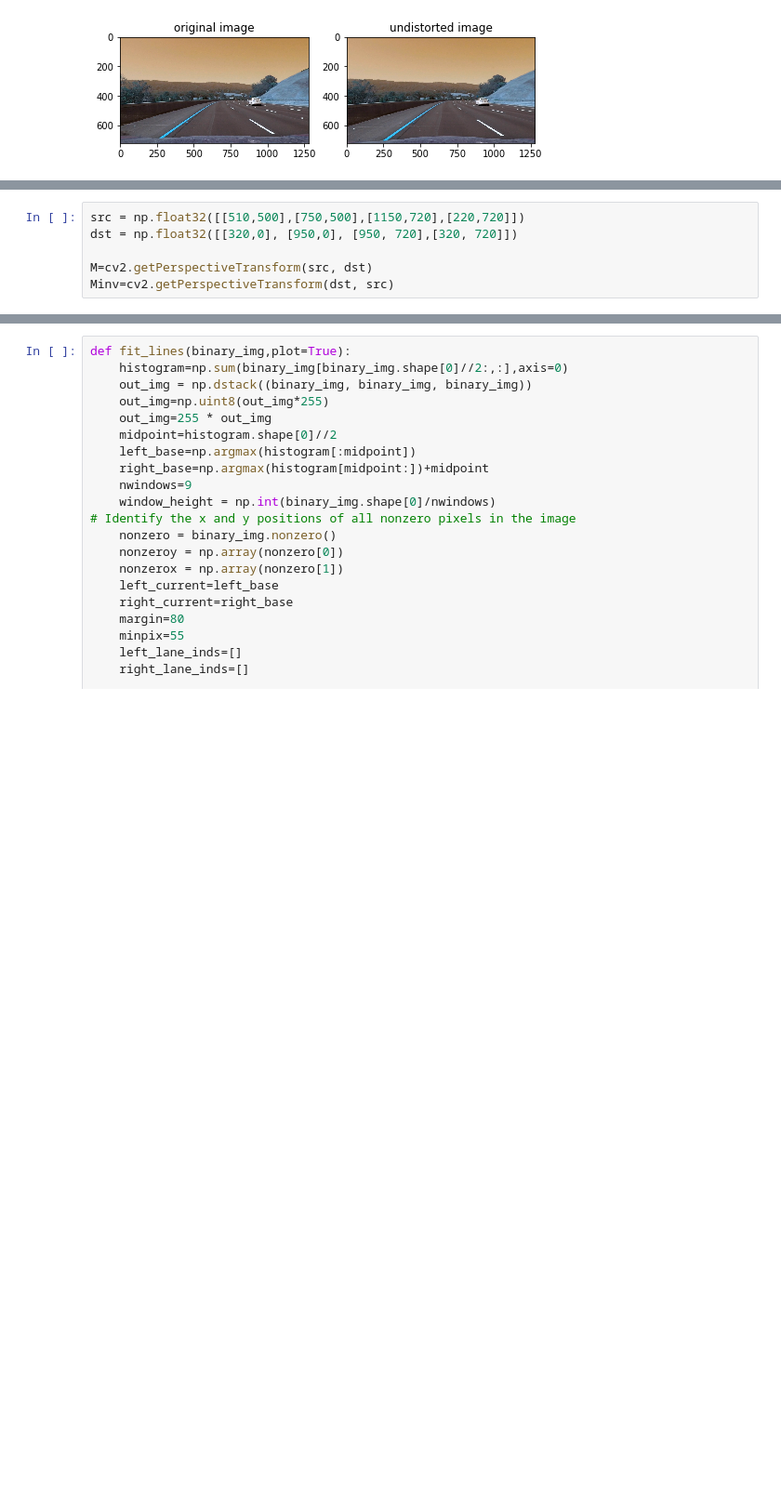
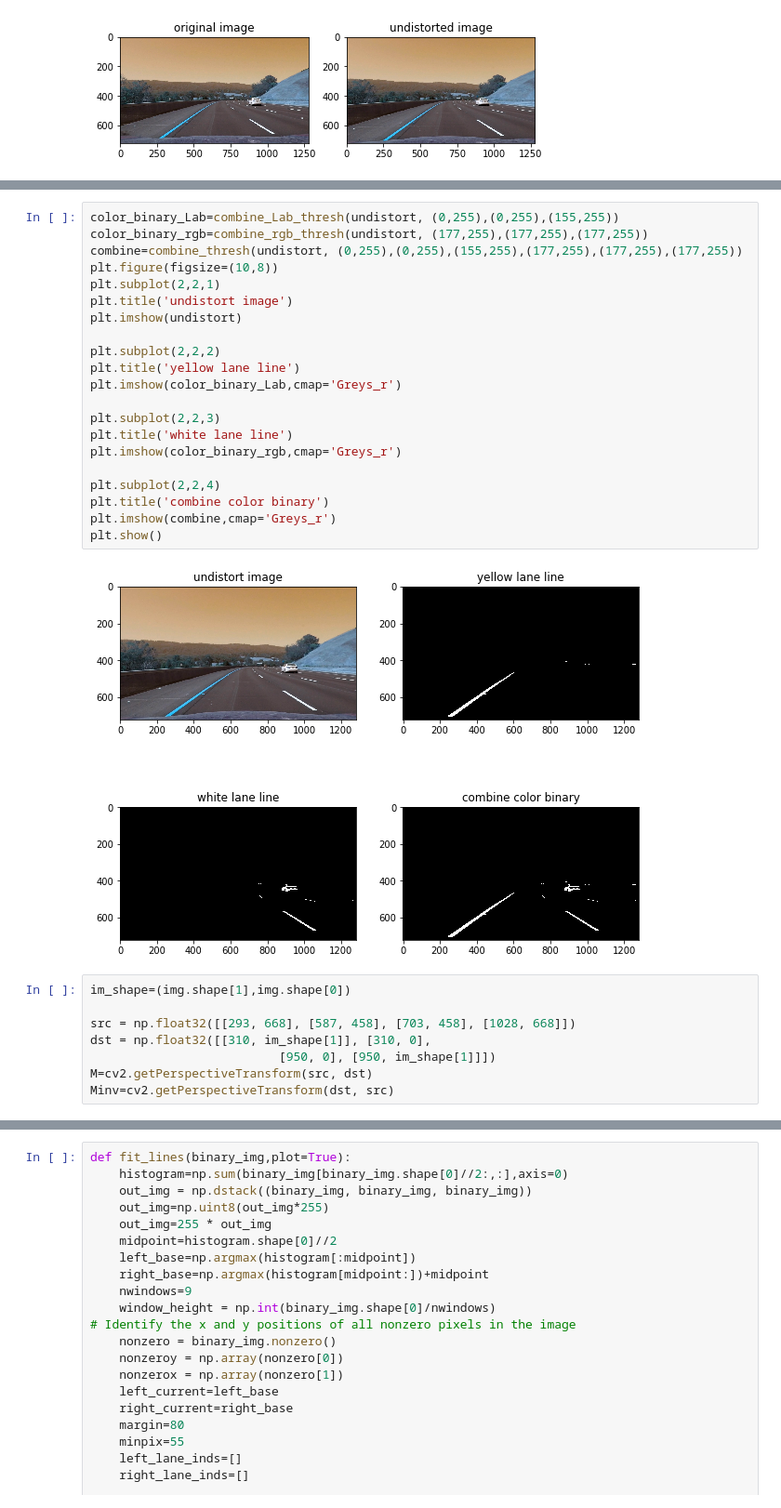
Before and after one commit to CJHMPower/CarND-Advanced-Lane-Line, a Jupyter notebook: Advanced-Lane-Lines.ipynb, the cells around one changed output, grey strips where cells are left out. Shown at 93% size. Cells and saved outputs as stored; diff of their text form; blank space fills up the shorter version.

```diff
--- a/Advanced-Lane-Lines.ipynb
+++ b/Advanced-Lane-Lines.ipynb
@@ -195,9 +195,34 @@ def combine_thresh(img, thresh_L=(0,255),thresh_a=(0,255),b=(0,255),thresh_r=(0,
     color_binary[(Lab_thresh==1)|(rgb_thresh==1)]=1
     return color_binary
+# %%
+color_binary_Lab=combine_Lab_thresh(undistort, (0,255),(0,255),(155,255))
+color_binary_rgb=combine_rgb_thresh(undistort, (177,255),(177,255),(177,255))
+combine=combine_thresh(undistort, (0,255),(0,255),(155,255),(177,255),(177,255),(177,255))
+plt.figure(figsize=(10,8))
+plt.subplot(2,2,1)
+plt.title('undistort image')
+plt.imshow(undistort)
+
+plt.subplot(2,2,2)
+plt.title('yellow lane line')
+plt.imshow(color_binary_Lab,cmap='Greys_r')
+
+plt.subplot(2,2,3)
+plt.title('white lane line')
+plt.imshow(color_binary_rgb,cmap='Greys_r')
+
+plt.subplot(2,2,4)
+plt.title('combine color binary')
+plt.imshow(combine,cmap='Greys_r')
+plt.show()
+# %% [output]
+[figure, added]
 # %%
-src = np.float32([[510,500],[750,500],[1150,720],[220,720]])
-dst = np.float32([[320,0], [950,0], [950, 720],[320, 720]])
+im_shape=(img.shape[1],img.shape[0])
 
+src = np.float32([[293, 668], [587, 458], [703, 458], [1028, 668]])
+dst = np.float32([[310, im_shape[1]], [310, 0],
+                          [950, 0], [950, im_shape[1]]])
 M=cv2.getPerspectiveTransform(src, dst)
 Minv=cv2.getPerspectiveTransform(dst, src)
 # %%
```
Also changed, not shown: parts of 8 cells of this notebook, 1 other file.
